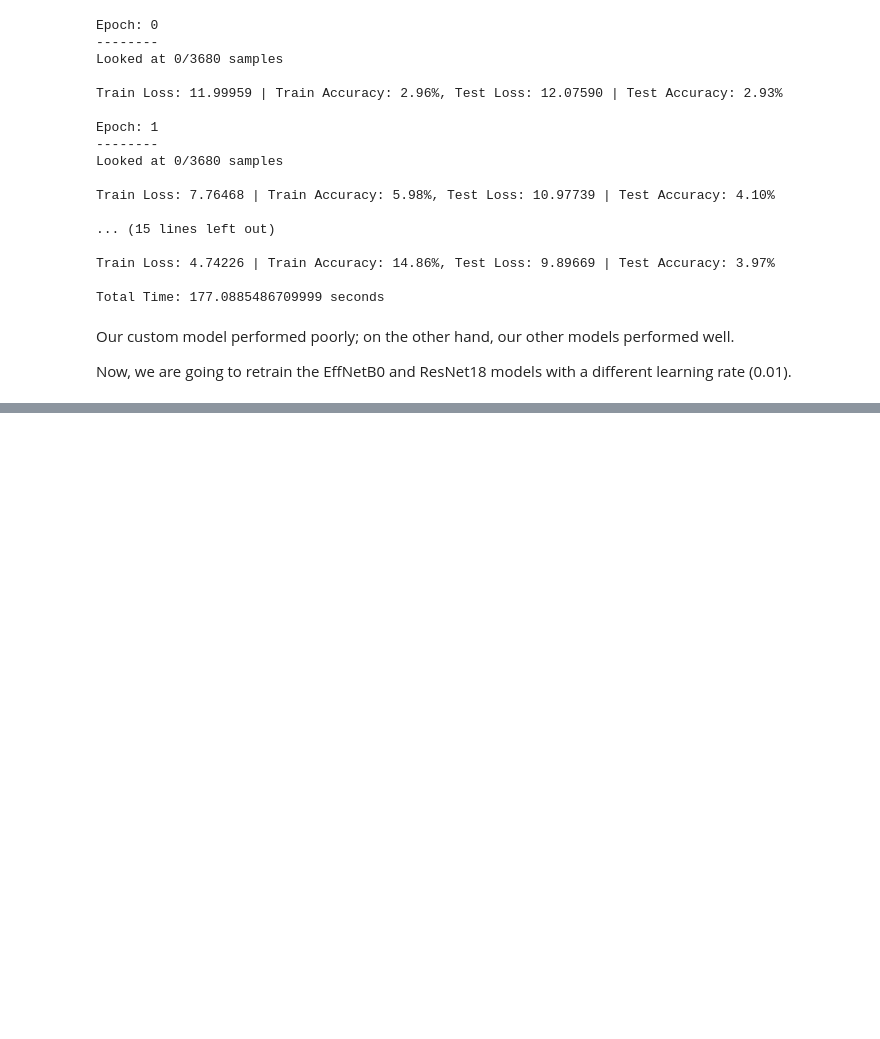
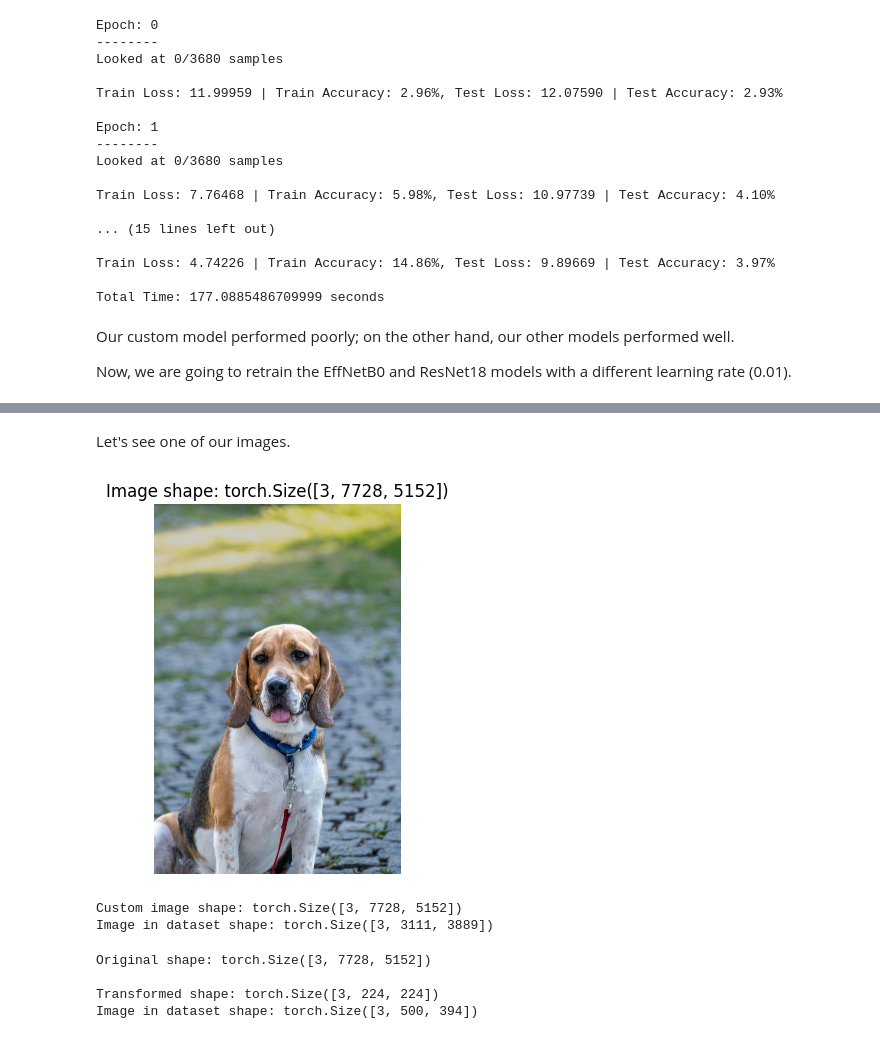
Before and after one commit to ayberkozcan/image-recognition-pytorch, a Jupyter notebook: Image_Classification_with_OxfordIIITPet.ipynb, the cells around one changed output, grey strips where cells are left out. Cells and saved outputs as stored; diff of their text form; code cells hidden in the pictures; blank space fills up the shorter version.

```diff
--- a/Image_Classification_with_OxfordIIITPet.ipynb
+++ b/Image_Classification_with_OxfordIIITPet.ipynb
@@ -692,0 +783,15 @@ Our dataframe shows that it would be better to use the ResNet18 model with a tes
+# %%
+beagle_path = "images_to_pred/beagle.jpg"
+chihuahua_path = "images_to_pred/chihuahua.jpg"
+newfoundland_path = "images_to_pred/newfoundland.jpg"
+ragdoll_path = "images_to_pred/ragdoll.jpg"
+spaniel_path = "images_to_pred/spaniel.jpg"
+
+image_paths = [beagle_path, chihuahua_path, newfoundland_path, ragdoll_path, spaniel_path]
+# %%
+images = []
+
+for image_path in image_paths:
+  image = torchvision.io.read_image(str(image_path)).type(torch.float32)
+  image /= 255
+  images.append(image)
@@ -692,0 +819,14 @@ Our dataframe shows that it would be better to use the ResNet18 model with a tes
+# %% [markdown]
+Let's see one of our images.
+# %%
+plt.imshow(images[0].permute(1, 2, 0))
+plt.title(f"Image shape: {images[0].shape}")
+plt.axis(False);
+# %% [output]
+[figure, added]
+# %%
+print(f"Custom image shape: {images[0].shape}")
+print(f"Image in dataset shape: {image.shape}")
+# %% [output]
+Custom image shape: torch.Size([3, 7728, 5152])
+Image in dataset shape: torch.Size([3, 3111, 3889])
@@ -692,0 +844,9 @@ Our dataframe shows that it would be better to use the ResNet18 model with a tes
+# %%
+print(f"Original shape: {images[0].shape}\n")
+print(f"Transformed shape: {resized_images[0].shape}")
+print(f"Image in dataset shape: {train_data[0][0].shape}")
+# %% [output]
+Original shape: torch.Size([3, 7728, 5152])
+
+Transformed shape: torch.Size([3, 224, 224])
+Image in dataset shape: torch.Size([3, 500, 394])
```
Also changed, not shown: parts of 36 cells of this notebook.
